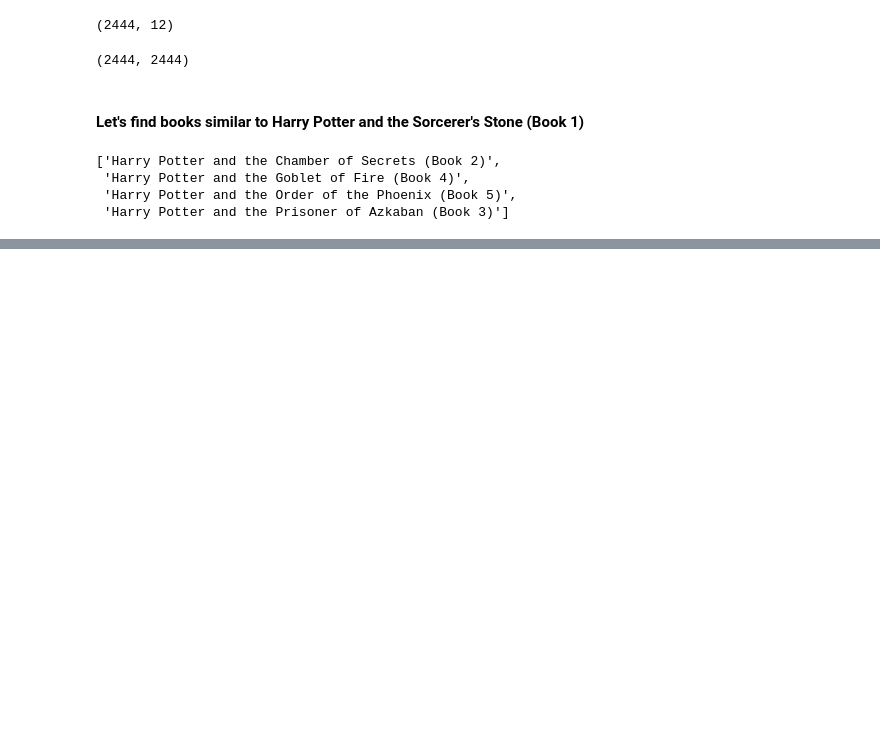
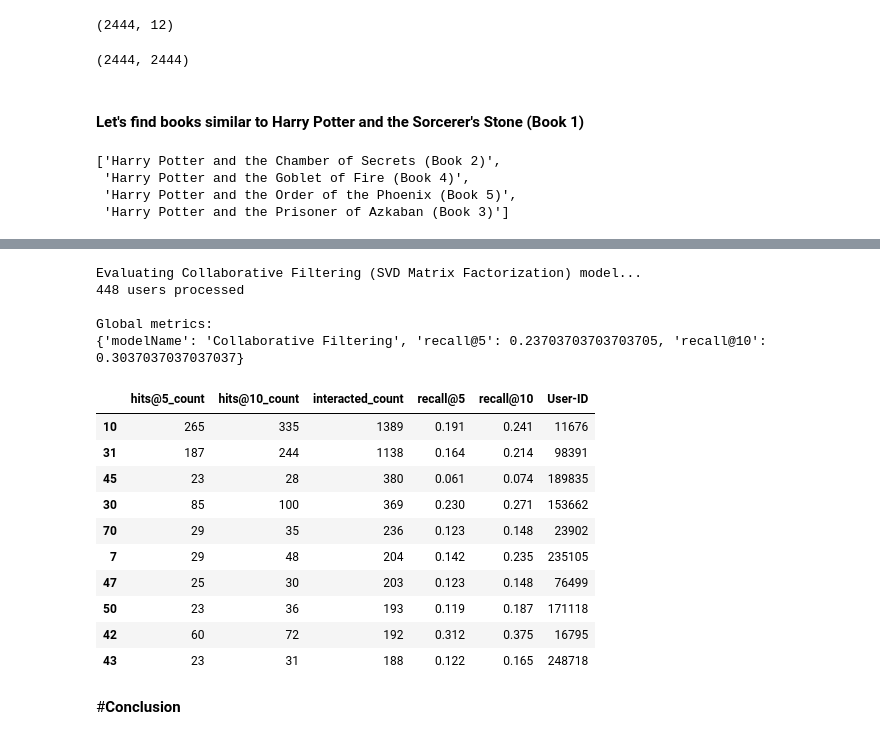
Before and after one commit to Hiteshlko1/Book-Recommendation-system, a Jupyter notebook: Book_Recommendation_System_Capstone_Hitesh_Verma.ipynb, the cells around one changed output, grey strips where cells are left out. Cells and saved outputs as stored; diff of their text form; code cells hidden in the pictures; blank space fills up the shorter version.

```diff
--- a/Book_Recommendation_System_Capstone_Hitesh_Verma.ipynb
+++ b/Book_Recommendation_System_Capstone_Hitesh_Verma.ipynb
@@ -995,0 +1196,34 @@ list(us_canada_book_title[(corr_coffey_hands<1.0) & (corr_coffey_hands>0.9)])
+# %%
+class CFRecommender:
+
+    MODEL_NAME = 'Collaborative Filtering'
+
+    def __init__(self, cf_predictions_df):
+        self.cf_predictions_df = cf_predictions_df
+
+    def get_model_name(self):
+        return self.MODEL_NAME
+
+    def recommend_items(self, user_id, items_to_ignore=[], topn=10):
+        # Get and sort the user's predictions
+        sorted_user_predictions = self.cf_predictions_df[user_id].sort_values(ascending=False).reset_index().rename(columns={user_id: 'recStrength'})
+
+        # Recommend the highest predicted rating content that the user hasn't seen yet.
+        recommendations_df = sorted_user_predictions[~sorted_user_predictions['ISBN'].isin(items_to_ignore)].sort_values('recStrength', ascending = False).head(topn)
+        recommendations_df=recommendations_df.merge(books,on='ISBN',how='inner')
+        recommendations_df=recommendations_df[['ISBN','Book-Title','recStrength']]
+
+        return recommendations_df
+
+
+
+cf_recommender_model = CFRecommender(cf_preds_df)
+# %%
+#Indexing by personId to speed up the searches during evaluation
+interactions_full_indexed_df = interactions_full_df.set_index('User-ID')
+interactions_train_indexed_df = interactions_train_df.set_index('User-ID')
+interactions_test_indexed_df = interactions_test_df.set_index('User-ID')
+# %%
+def get_items_interacted(UserID, interactions_df):
+    interacted_items = interactions_df.loc[UserID]['ISBN']
+    return set(interacted_items if type(interacted_items) == pd.Series else [interacted_items])
@@ -995,0 +1411,25 @@ list(us_canada_book_title[(corr_coffey_hands<1.0) & (corr_coffey_hands>0.9)])
+# %%
+print('Evaluating Collaborative Filtering (SVD Matrix Factorization) model...')
+cf_global_metrics, cf_detailed_results_df = model_evaluator.evaluate_model(cf_recommender_model)
+
+print('\nGlobal metrics:\n%s' % cf_global_metrics)
+cf_detailed_results_df.head(10)
+# %% [output]
+Evaluating Collaborative Filtering (SVD Matrix Factorization) model...
+448 users processed
+
+Global metrics:
+{'modelName': 'Collaborative Filtering', 'recall@5': 0.23703703703703705, 'recall@10': 0.3037037037037037}
+|  | hits@5_count | hits@10_count | interacted_count | recall@5 | recall@10 | User-ID |
+| 10 | 265 | 335 | 1389 | 0.191 | 0.241 | 11676 |
+| 31 | 187 | 244 | 1138 | 0.164 | 0.214 | 98391 |
+| 45 | 23 | 28 | 380 | 0.061 | 0.074 | 189835 |
+| 30 | 85 | 100 | 369 | 0.230 | 0.271 | 153662 |
+| 70 | 29 | 35 | 236 | 0.123 | 0.148 | 23902 |
+| 7 | 29 | 48 | 204 | 0.142 | 0.235 | 235105 |
+| 47 | 25 | 30 | 203 | 0.123 | 0.148 | 76499 |
+| 50 | 23 | 36 | 193 | 0.119 | 0.187 | 171118 |
+| 42 | 60 | 72 | 192 | 0.312 | 0.375 | 16795 |
+| 43 | 23 | 31 | 188 | 0.122 | 0.165 | 248718 |
+# %% [markdown]
+#**Conclusion**
```
Also changed, not shown: parts of 43 cells of this notebook.
